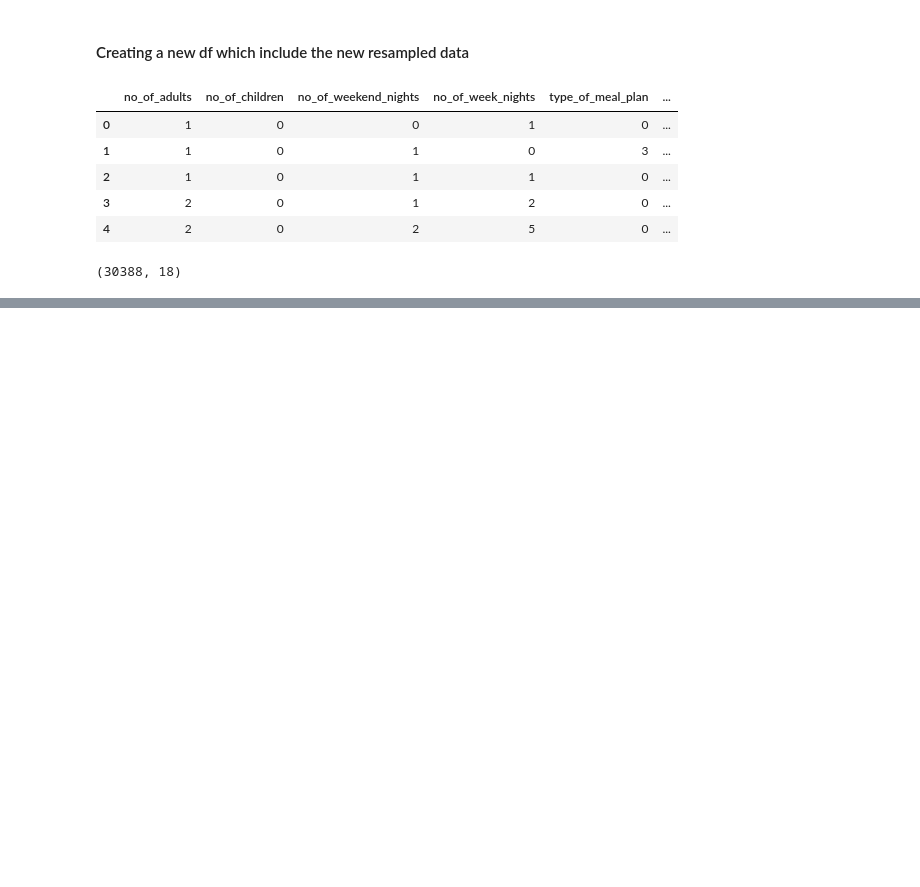
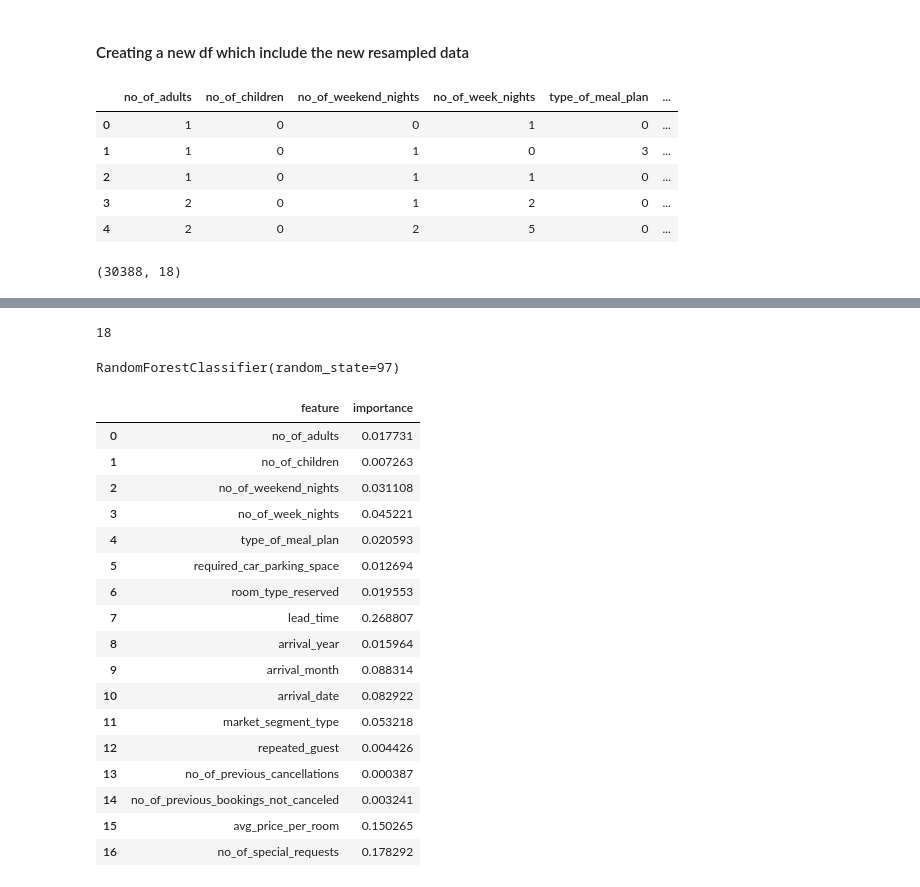
Before and after one commit to JoeUzo/Hotel-Reservation-Predicition, a Jupyter notebook: notebook/notebook.ipynb, the cells around one changed output, grey strips where cells are left out. Saved outputs shown, nothing was run; the diff lists cells and outputs as text; code cells hidden in the pictures; blank space fills up the shorter version.

```diff
--- a/notebook/notebook.ipynb
+++ b/notebook/notebook.ipynb
@@ -478,0 +471,4 @@ df = balanced_df.copy()
+# %%
+len(df.columns)
+# %% [output]
+18
@@ -478,0 +477,8 @@ df = balanced_df.copy()
+# %%
+X = df.drop(columns=['booking_status'])
+y = df['booking_status']
+# %%
+model = RandomForestClassifier(random_state=97)
+model.fit(X, y)
+# %% [output]
+RandomForestClassifier(random_state=97)
@@ -478,0 +487,22 @@ df = balanced_df.copy()
+# %%
+feature_importance_df = pd.DataFrame({"feature": X.columns, "importance": feature_importance})
+feature_importance_df
+# %% [output]
+|  | feature | importance |
+| 0 | no_of_adults | 0.017731 |
+| 1 | no_of_children | 0.007263 |
+| 2 | no_of_weekend_nights | 0.031108 |
+| 3 | no_of_week_nights | 0.045221 |
+| 4 | type_of_meal_plan | 0.020593 |
+| 5 | required_car_parking_space | 0.012694 |
+| 6 | room_type_reserved | 0.019553 |
+| 7 | lead_time | 0.268807 |
+| 8 | arrival_year | 0.015964 |
+| 9 | arrival_month | 0.088314 |
+| 10 | arrival_date | 0.082922 |
+| 11 | market_segment_type | 0.053218 |
+| 12 | repeated_guest | 0.004426 |
+| 13 | no_of_previous_cancellations | 0.000387 |
+| 14 | no_of_previous_bookings_not_canceled | 0.003241 |
+| 15 | avg_price_per_room | 0.150265 |
+| 16 | no_of_special_requests | 0.178292 |
```
Also changed, not shown: parts of 40 cells of this notebook, 1 other file.
